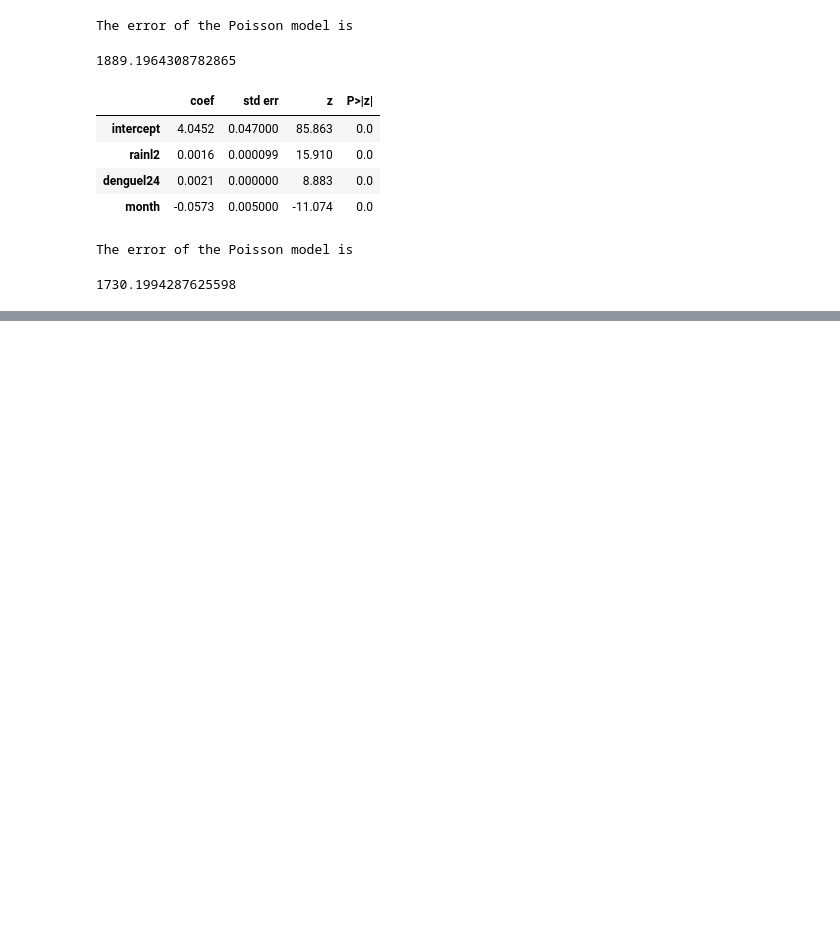
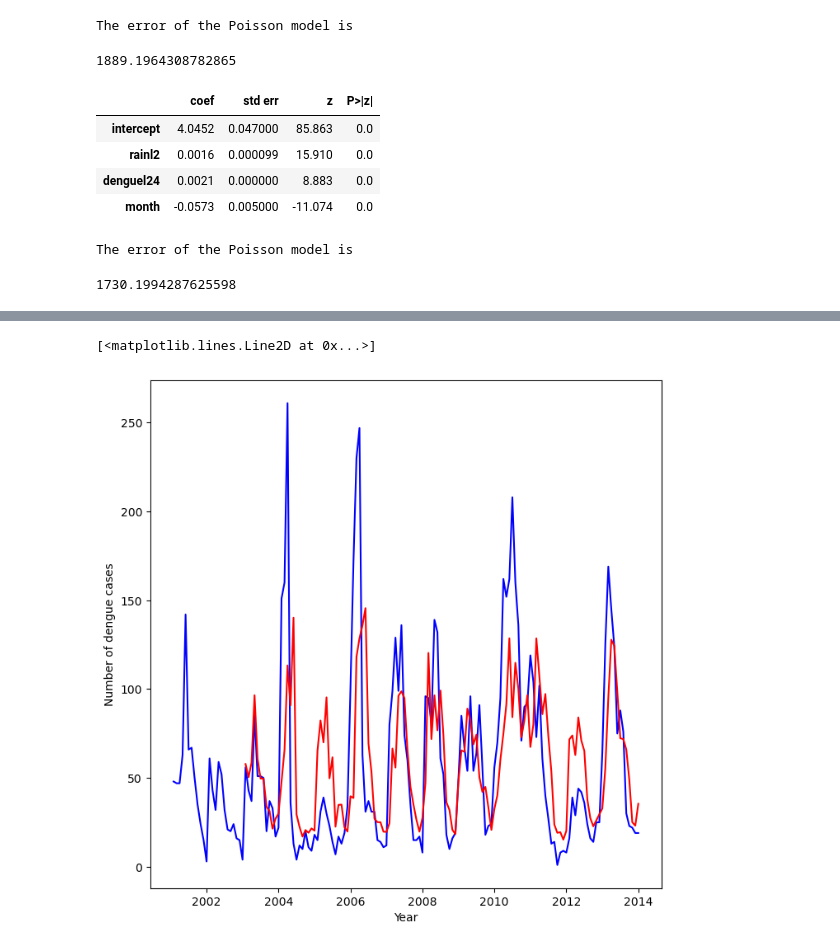
Before and after one commit to meb421/CHE495-Final-Spring2024, a Jupyter notebook: Dengue_analysis.ipynb, the cells around one changed output, grey strips where cells are left out. Saved outputs shown, nothing was run; the diff lists cells and outputs as text; code cells hidden in the pictures; blank space fills up the shorter version.

```diff
--- a/Dengue_analysis.ipynb
+++ b/Dengue_analysis.ipynb
@@ -1534,2 +1576,24 @@ The error of the Poisson model is
+# %%
+# Graph short term linear model
+d_total['t2'] = d_total['time']/12+2001
+xd = d_total['t2']
+yd = d_total['dengue']
+
+fig, ax = subplots(figsize=(8,8))
+ax.plot(xd, yd, color="blue")
+plt.xlabel('Year')
+plt.ylabel('Number of dengue cases')
+
+m = MS(['rainl2', 'denguel2']).fit(df5)
+X = m.transform(df5)
+y = df5['dengue']
+
+reg_model = LinearRegression().fit(X, y)
+x = df5['t2']
+preds = reg_model.predict(X)
+ax.plot(x, preds, color="red")
+# %% [output]
+[<matplotlib.lines.Line2D at 0x...>]
+[figure, added]
 # %%
 # Additional resampling methods LOOCV, bootstrap, k-fold cross validation could also be considered here
```
Also changed, not shown: parts of 6 cells of this notebook.
